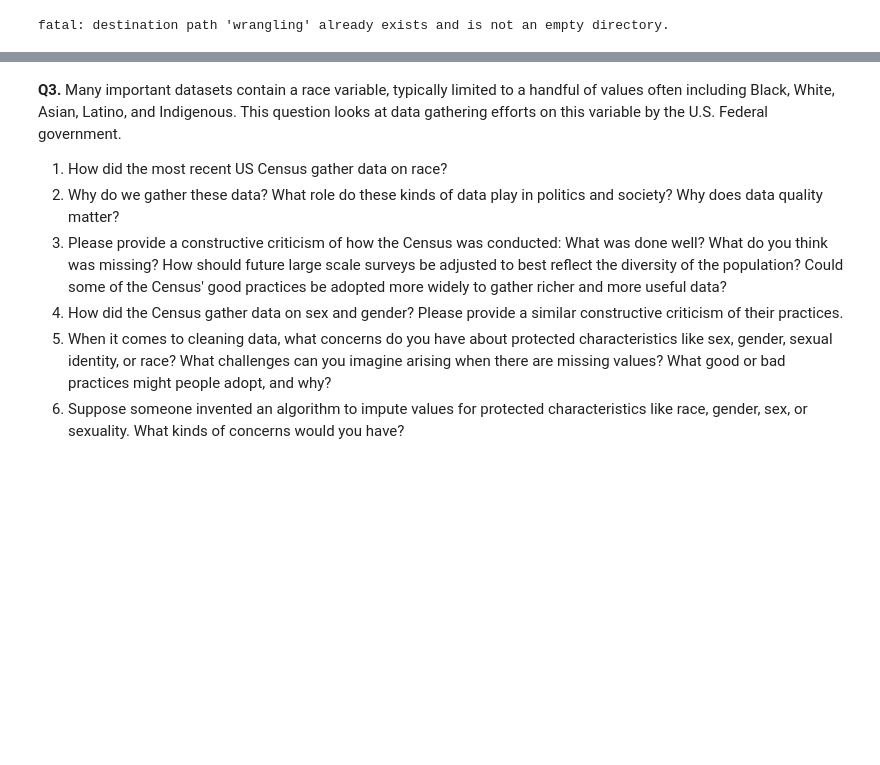
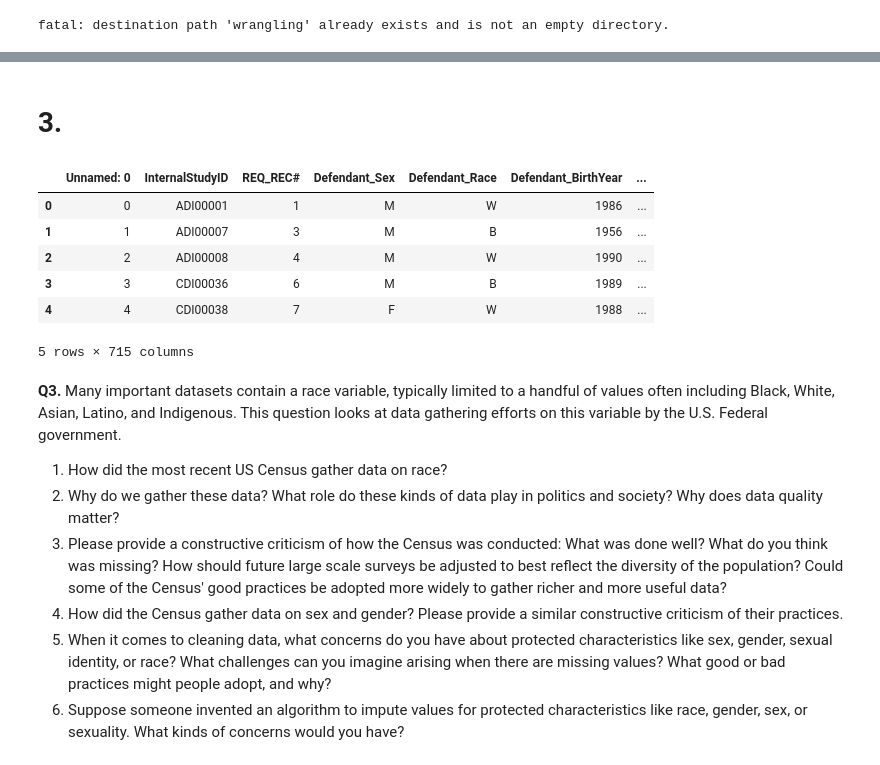
Before and after one commit to l-e13/wrangling, a Jupyter notebook: assignment/assignment.ipynb, the cells around one changed output, grey strips where cells are left out. Drawn from its saved outputs; the diff is of its cells as text; code cells hidden in the pictures; blank space fills up the shorter version.

```diff
--- a/assignment/assignment.ipynb
+++ b/assignment/assignment.ipynb
@@ -54,3 +106,16 @@ dtype: object
+# %% [markdown]
+# 3.
+# %%
+df = pd.read_csv("/content/wrangling/pretrial_data.csv")
+df.head()
+# %% [output]
+|  | Unnamed: 0 | InternalStudyID | REQ_REC# | Defendant_Sex | Defendant_Race | Defendant_BirthYear | ... |
+| 0 | 0 | ADI00001 | 1 | M | W | 1986 | ... |
+| 1 | 1 | ADI00007 | 3 | M | B | 1956 | ... |
+| 2 | 2 | ADI00008 | 4 | M | W | 1990 | ... |
+| 3 | 3 | CDI00036 | 6 | M | B | 1989 | ... |
+| 4 | 4 | CDI00038 | 7 | F | W | 1988 | ... |
+5 rows × 715 columns
 # %% [markdown]
 **Q3.** Many important datasets contain a race variable, typically limited to a handful of values often including Black, White, Asian, Latino, and Indigenous. This question looks at data gathering efforts on this variable by the U.S. Federal government.
 
```
Also changed, not shown: parts of 6 cells of this notebook.
